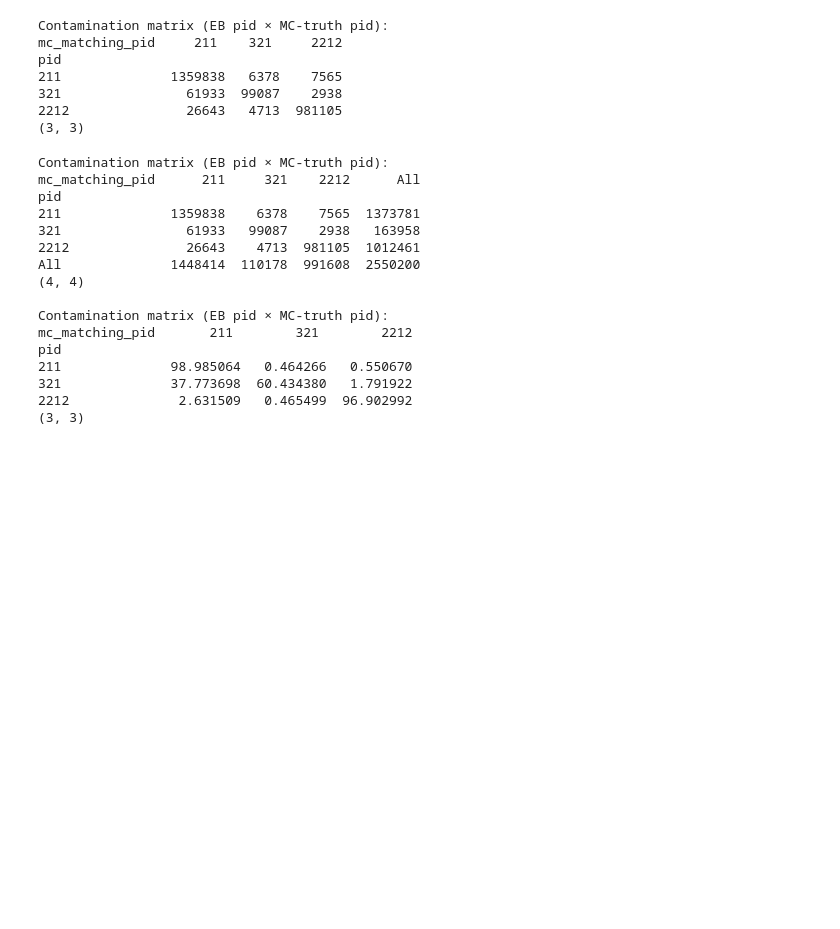
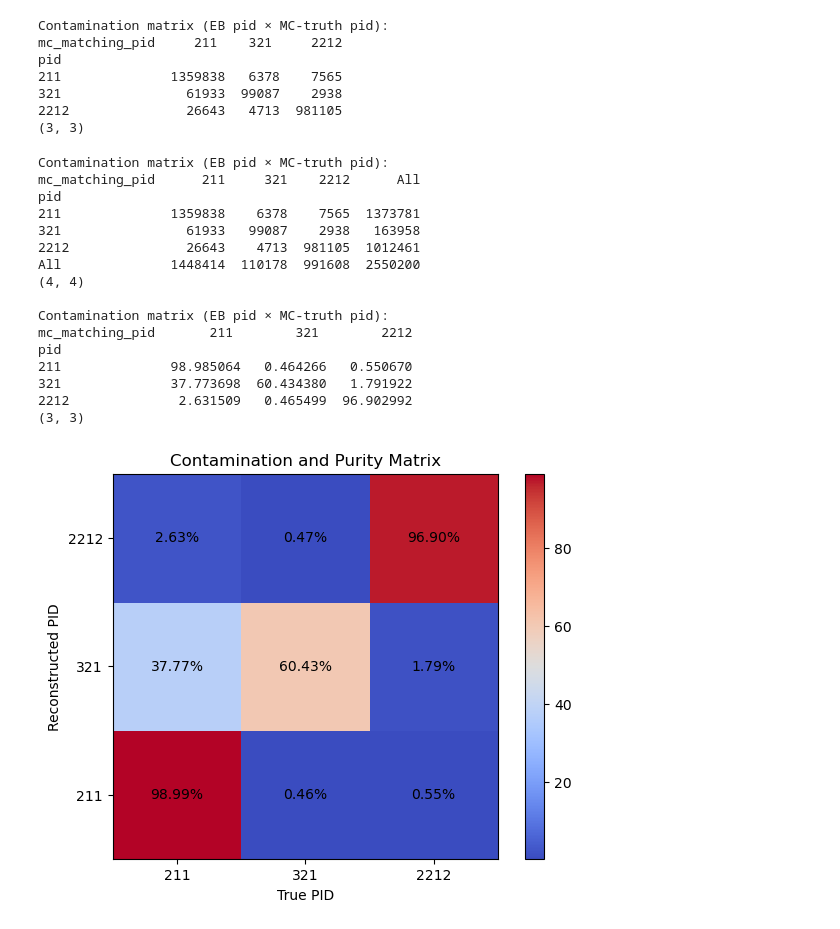
Before and after one commit to mariakzurek/suli2026_pid, a Jupyter notebook: notebooks/PIDStudies.ipynb, the cells around one changed output. Drawn from its saved outputs; the diff is of its cells as text; code cells hidden in the pictures; blank space fills up the shorter version.

```diff
--- a/notebooks/PIDStudies.ipynb
+++ b/notebooks/PIDStudies.ipynb
@@ -97,33 +97,35 @@ ax2.set_xticklabels([211, 321, 2212])
 ax2.set_yticklabels([211, 321, 2212])
 ax2.set_xlabel("True PID")
 ax2.set_ylabel("Reconstructed PID")
-ax2.set_title("Reconstructed Particles Identified As Generated PID")
+ax2.set_title("Contamination and Purity Matrix")
 im = ax2.imshow(contam, cmap='coolwarm', origin='lower')
 for i in range(contam.shape[0]):
     for j in range(contam.shape[1]):
         ax2.text(
             j, i,
             f"{contam.iloc[i, j]:.2f}%",
             ha="center",
             va="center"
         )
 fig.colorbar(im, ax=ax2)
-fig.savefig("figures/confuseMatrix.png", dpi=150)
+fig.savefig("figures/PCMatrix.png", dpi=150)
+plt.show()
 plt.close(fig)
 # %% [output]
 Contamination matrix (EB pid × MC-truth pid):
 mc_matching_pid      211     321    2212      All
 pid
 211              1359838    6378    7565  1373781
 321                61933   99087    2938   163958
 2212               26643    4713  981105  1012461
 All              1448414  110178  991608  2550200
 (4, 4)
 
 Contamination matrix (EB pid × MC-truth pid):
 mc_matching_pid       211        321        2212
 pid
 211              98.985064   0.464266   0.550670
 321              37.773698  60.434380   1.791922
 2212              2.631509   0.465499  96.902992
 (3, 3)
+[figure, added]
```
Also changed, not shown: parts of 2 cells of this notebook, 45 other files.
